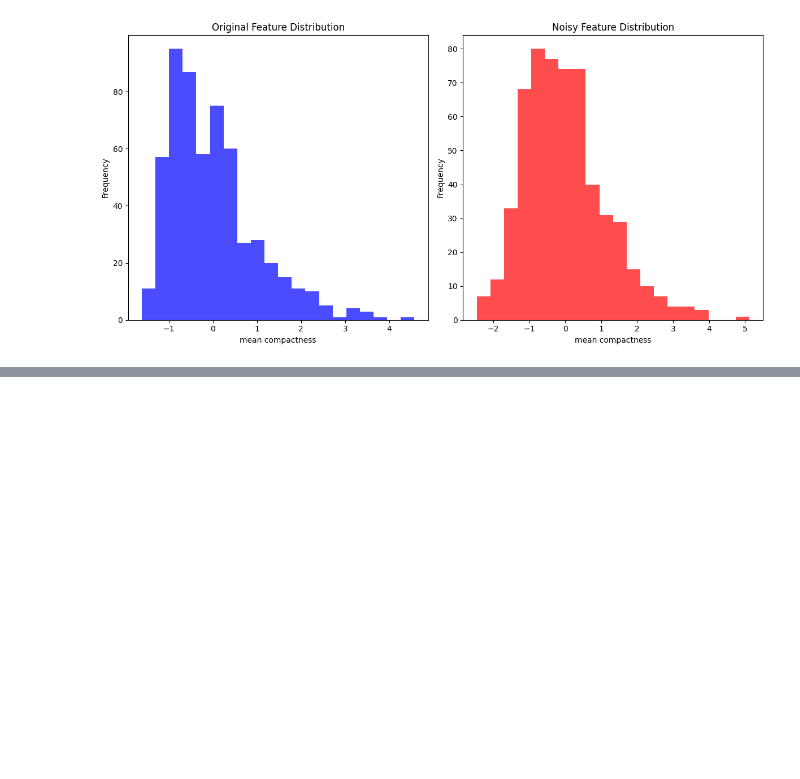
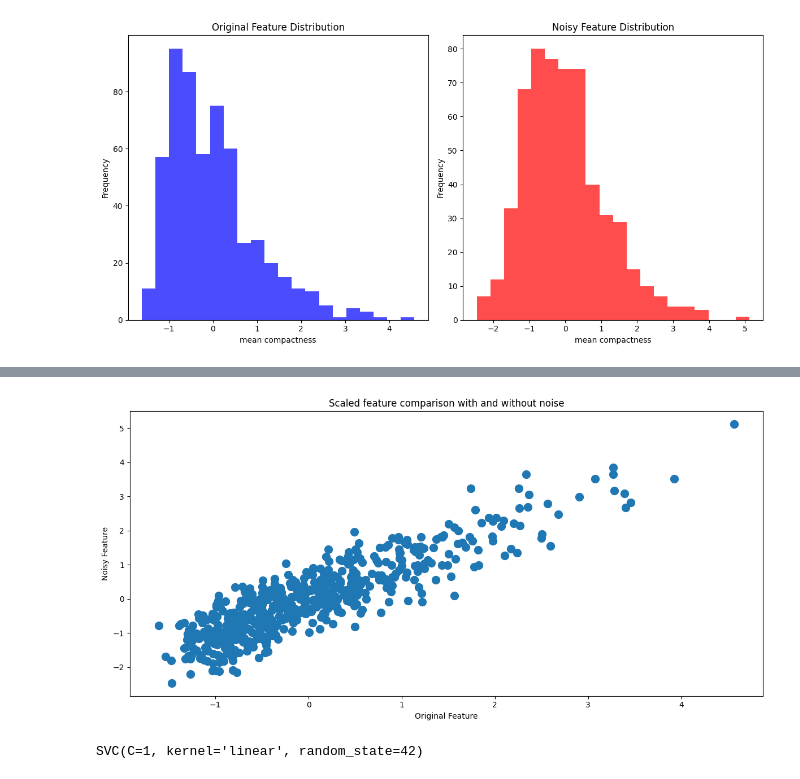
Before and after one commit to joneshshrestha/machine-learning-python, a Jupyter notebook: Classification/evaluation-techniques/breast_cancer_prediction.ipynb, the cells around one changed output, grey strips where cells are left out. Cells and saved outputs as stored; diff of their text form; code cells hidden in the pictures; blank space fills up the shorter version.

```diff
--- a/Classification/evaluation-techniques/breast_cancer_prediction.ipynb
+++ b/Classification/evaluation-techniques/breast_cancer_prediction.ipynb
@@ -135,0 +128,23 @@ plt.title('Scaled feature comparison with and without noise')
+# %%
+plt.figure(figsize=(12,6))
+plt.scatter(df[feature_names[5]], df_noisy[feature_names[5]], lw=5)
+plt.title('Scaled feature comparison with and without noise')
+plt.xlabel('Original Feature')
+plt.ylabel('Noisy Feature')
+plt.tight_layout()
+plt.show()
+# %% [output]
+[figure, added]
+# %%
+# Split the data, and fit the KNN and SVM models to the noisy training data
+X_train, X_test, y_train, y_test = train_test_split(X_noisy, y, test_size=0.3, random_state=42)
+
+# Initialize the models
+knn = KNeighborsClassifier(n_neighbors=5)
+svm = SVC(kernel='linear', C=1, random_state=42)
+
+# Fit the models to the training data
+knn.fit(X_train,y_train)
+svm.fit(X_train, y_train)
+# %% [output]
+SVC(C=1, kernel='linear', random_state=42)
```
Also changed, not shown: parts of 8 cells of this notebook.
